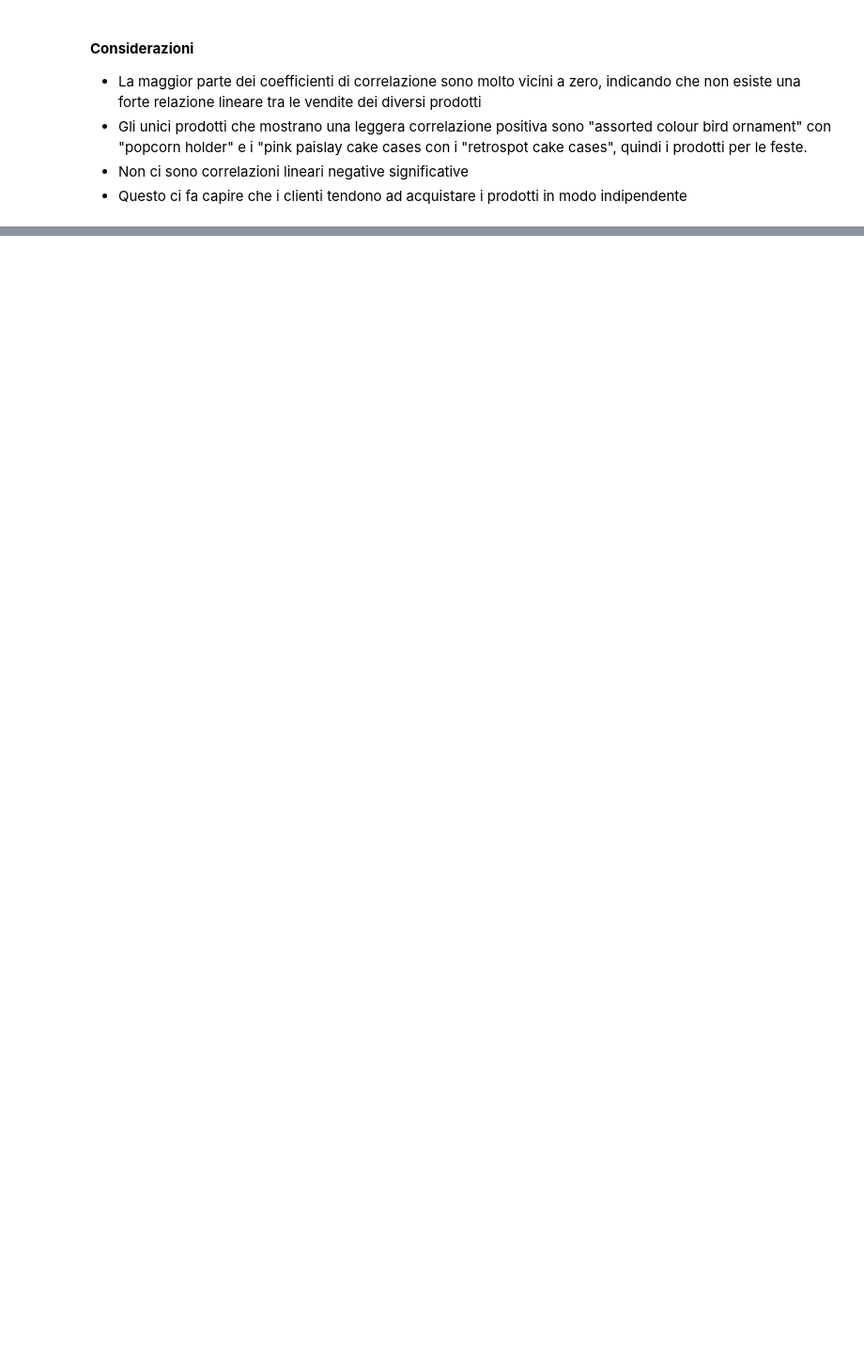
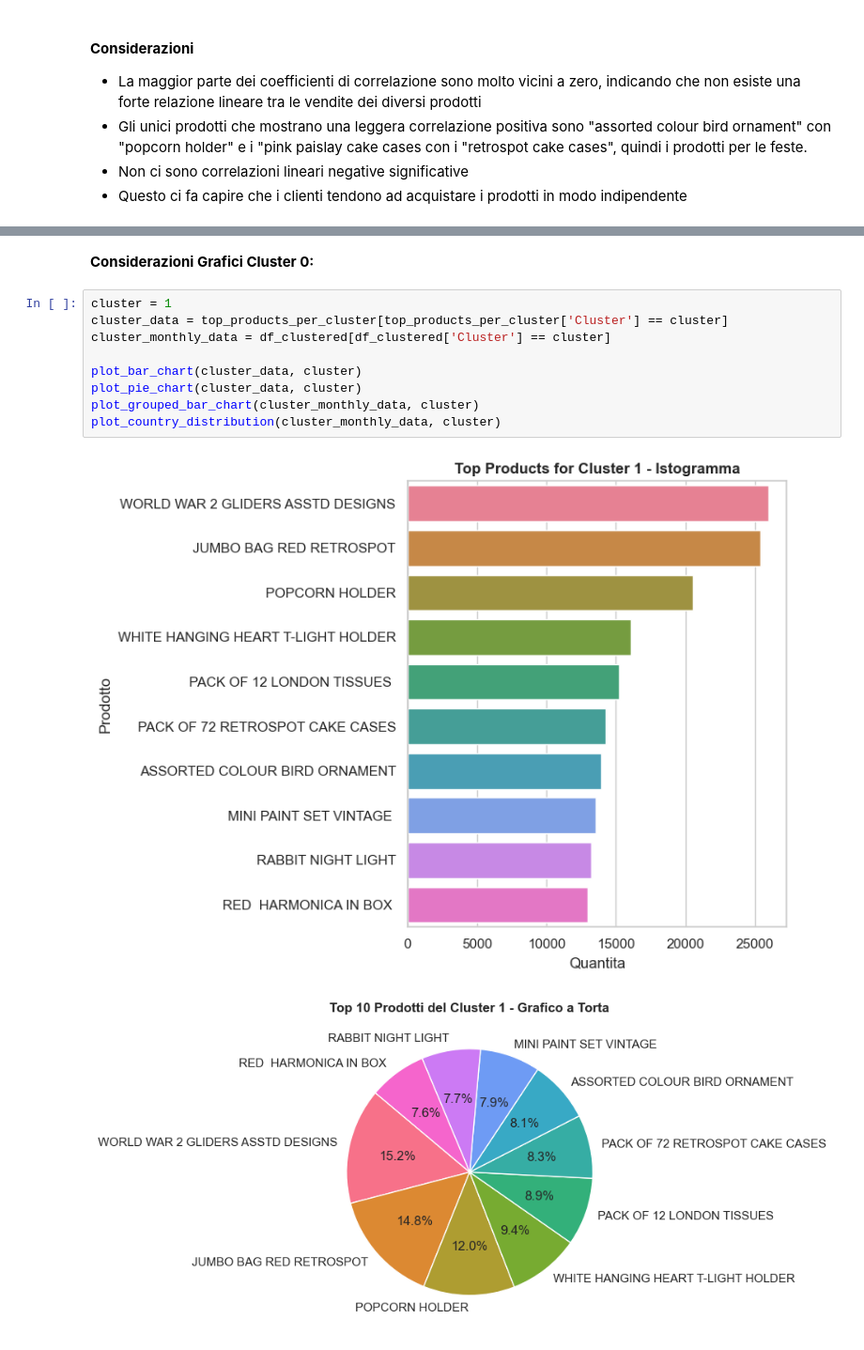
Before and after one commit to alessandrobrunoh/Progetto-Big-Data, a Jupyter notebook: notebook.ipynb, the cells around one changed output, grey strips where cells are left out. Shown at 94% size. Saved outputs shown, nothing was run; the diff lists cells and outputs as text; blank space fills up the shorter version.

```diff
--- a/notebook.ipynb
+++ b/notebook.ipynb
@@ -261,0 +428,14 @@ plt.show()
+# %% [markdown]
+<p><b>Considerazioni Grafici Cluster 0:</b></p>
+# %%
+cluster = 1
+cluster_data = top_products_per_cluster[top_products_per_cluster['Cluster'] == cluster]
+cluster_monthly_data = df_clustered[df_clustered['Cluster'] == cluster]
+
+plot_bar_chart(cluster_data, cluster)
+plot_pie_chart(cluster_data, cluster)
+plot_grouped_bar_chart(cluster_monthly_data, cluster)
+plot_country_distribution(cluster_monthly_data, cluster)
+# %% [output]
+[figure, added]
+[figure, added]
```
Also changed, not shown: parts of 27 cells of this notebook.
